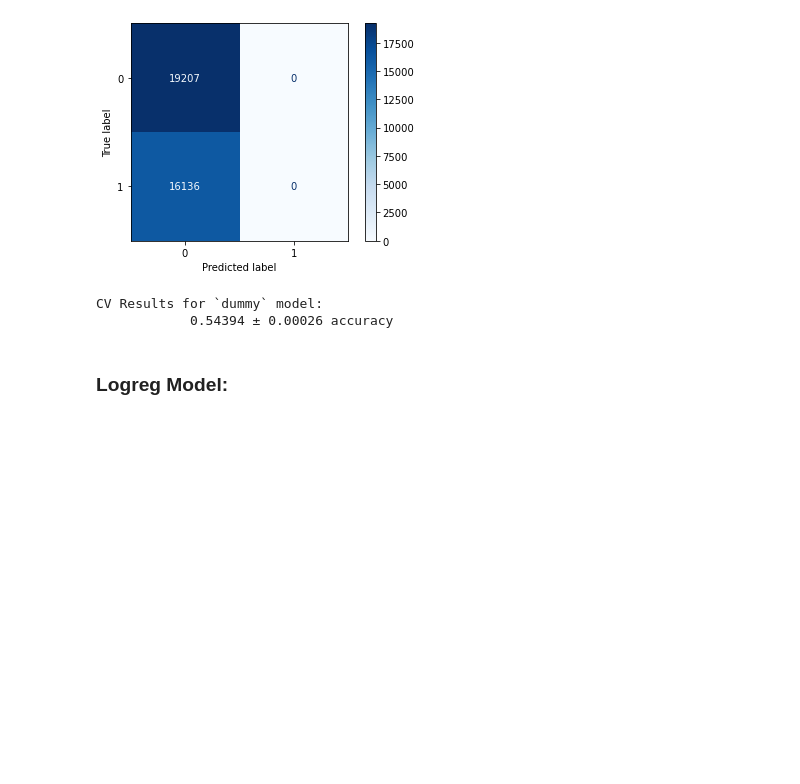
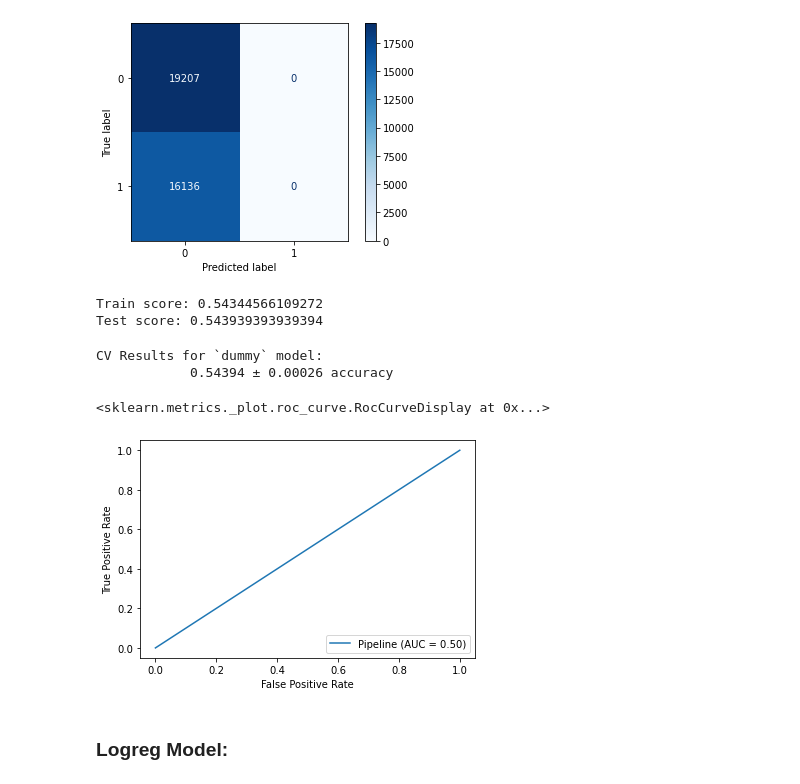
Before and after one commit to Kaewin/Predicting-Water-Wells-In-Need-Of-Repair-For-The-Government-Of-Tanzania, a Jupyter notebook: eda3_pipelines.ipynb, the cells around one changed output. Drawn from its saved outputs; the diff is of its cells as text; code cells hidden in the pictures; blank space fills up the shorter version.

```diff
--- a/eda3_pipelines.ipynb
+++ b/eda3_pipelines.ipynb
@@ -239,10 +313,25 @@ plot_confusion_matrix(dummy_model_pipe, X_train, y_train, cmap='Blues', values_f
 # %% [output]
 <sklearn.metrics._plot.confusion_matrix.ConfusionMatrixDisplay at 0x...>
 [figure]
+# %%
+# what is the score on the test and train?
+print(f'Train score: {dummy_model_pipe.score(X_train, y_train)}')
+print(f'Test score: {dummy_model_pipe.score(X_test, y_test)}')
+# %% [output]
+Train score: 0.54344566109272
+Test score: 0.543939393939394
 # %%
 dummy_pipe.print_cv_summary()
 # %% [output]
 CV Results for `dummy` model:
             0.54394 ± 0.00026 accuracy
+# %%
+# plot an ROC curve
+from sklearn.metrics import plot_roc_curve
+
+plot_roc_curve(dummy_model_pipe, X_test, y_test)
+# %% [output]
+<sklearn.metrics._plot.roc_curve.RocCurveDisplay at 0x...>
+[figure, added]
 # %% [markdown]
 ### Logreg Model:
```
Also changed, not shown: parts of 17 cells of this notebook.
